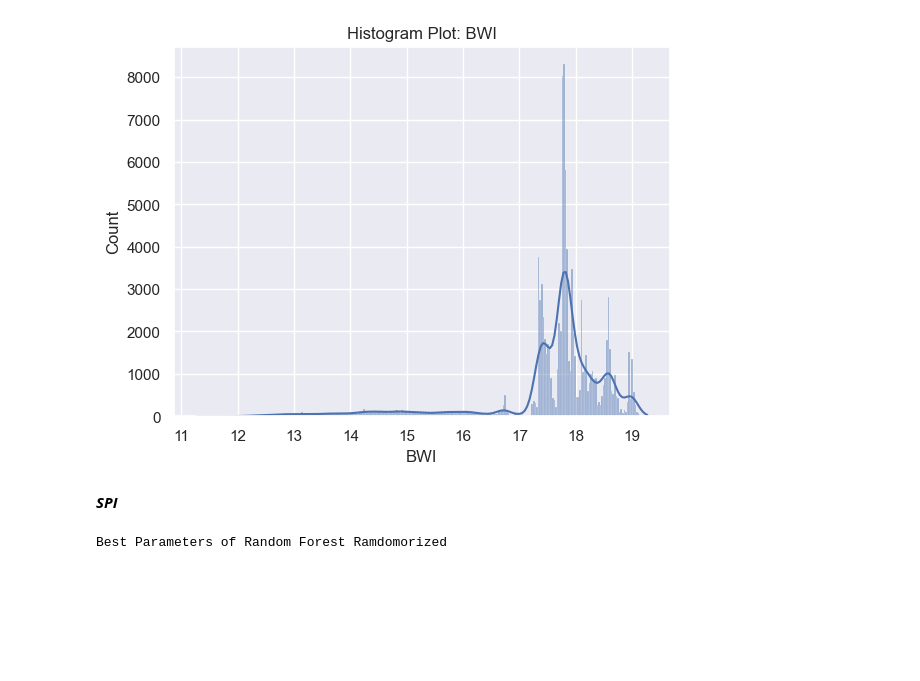
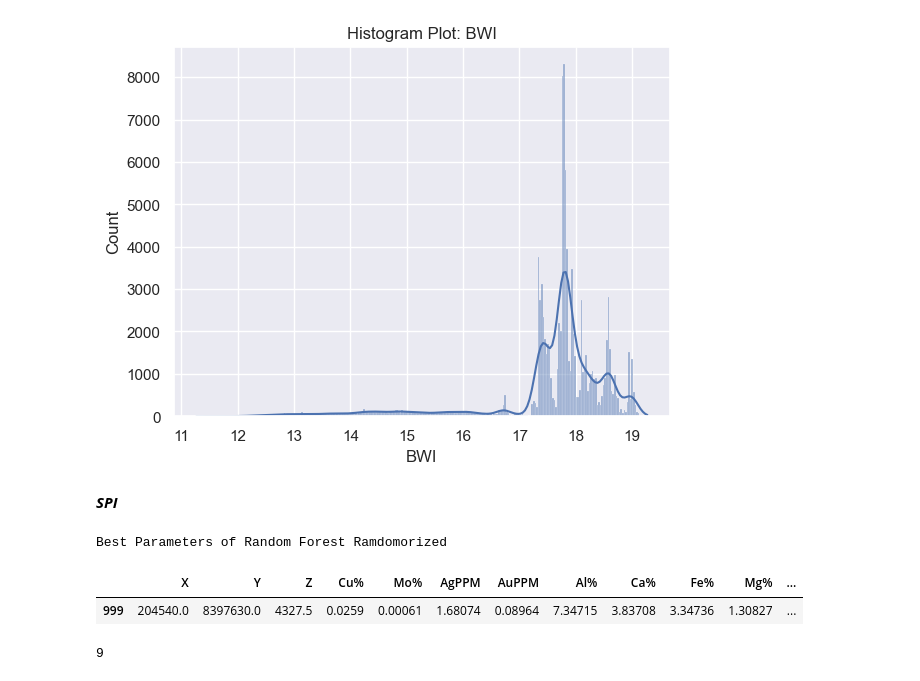
Before and after one commit to MichaelCueto/GeologyML23, a Jupyter notebook: 02_Codigo/borrador.ipynb, the cells around one changed output. Drawn from its saved outputs; the diff is of its cells as text; code cells hidden in the pictures; blank space fills up the shorter version.

```diff
--- a/02_Codigo/borrador.ipynb
+++ b/02_Codigo/borrador.ipynb
@@ -438,3 +438,37 @@ user_class().Generate_Model(root='../03_BBDD/data_dureza_train.xlsx')
 user_class().Generate_Model(root='../03_BBDD/data_dureza_train.xlsx',root_bbdd='../03_BBDD/Resultados_Dureza.xlsx')
 # %% [output]
 Best Parameters of Random Forest Ramdomorized
+# %%
+import pandas as pd
+import numpy as np
+element = 'Na%'
+ley = 1
+root = '../03_BBDD/bwilt23.3.xlsx'
+target1 = 'BWI'
+coordenadas = pd.read_excel(root)[['X','Y','Z']]
+df = pd.read_excel(root)[['Cu%', 'Mo%', 'AgPPM', 'AuPPM', 'Al%', 'Ca%', 'Fe%', 'Mg%', 'Na%', 'S%']]
+mask = df[element] >= ley
+df_filtered = df[mask]
+x_model1 = df_filtered[['Cu%', 'Mo%', 'AgPPM', 'AuPPM', 'Al%', 'Ca%', 'Fe%', 'Mg%', 'Na%', 'S%']]
+result_model1 = 15
+result_model1 = np.clip(result_model1, 10, 22.5)
+df.loc[mask, target1] = result_model1
+
+df_not_filtered = df[~mask]
+x_model2 = df_not_filtered[['Cu%', 'Mo%', 'AgPPM', 'AuPPM', 'Al%', 'Ca%', 'Fe%', 'Mg%', 'Na%', 'S%']]
+result_model2 = 18
+result_model2 = np.clip(result_model2, 9, 20)
+df.loc[~mask, target1] = result_model2
+#BWI
+#Model_1 factor 0.90
+#Model_2 facotr 0.92
+df = pd.concat([coordenadas,df],axis=1).iloc[999]
+pd.DataFrame(df).transpose()
+# %% [output]
+|  | X | Y | Z | Cu% | Mo% | AgPPM | AuPPM | Al% | Ca% | Fe% | Mg% | ... |
+| 999 | 204540.0 | 8397630.0 | 4327.5 | 0.0259 | 0.00061 | 1.68074 | 0.08964 | 7.34715 | 3.83708 | 3.34736 | 1.30827 | ... |
+# %%
+a,c = 3,4
+a*3
+# %% [output]
+9
```
Also changed, not shown: 8 other files.
